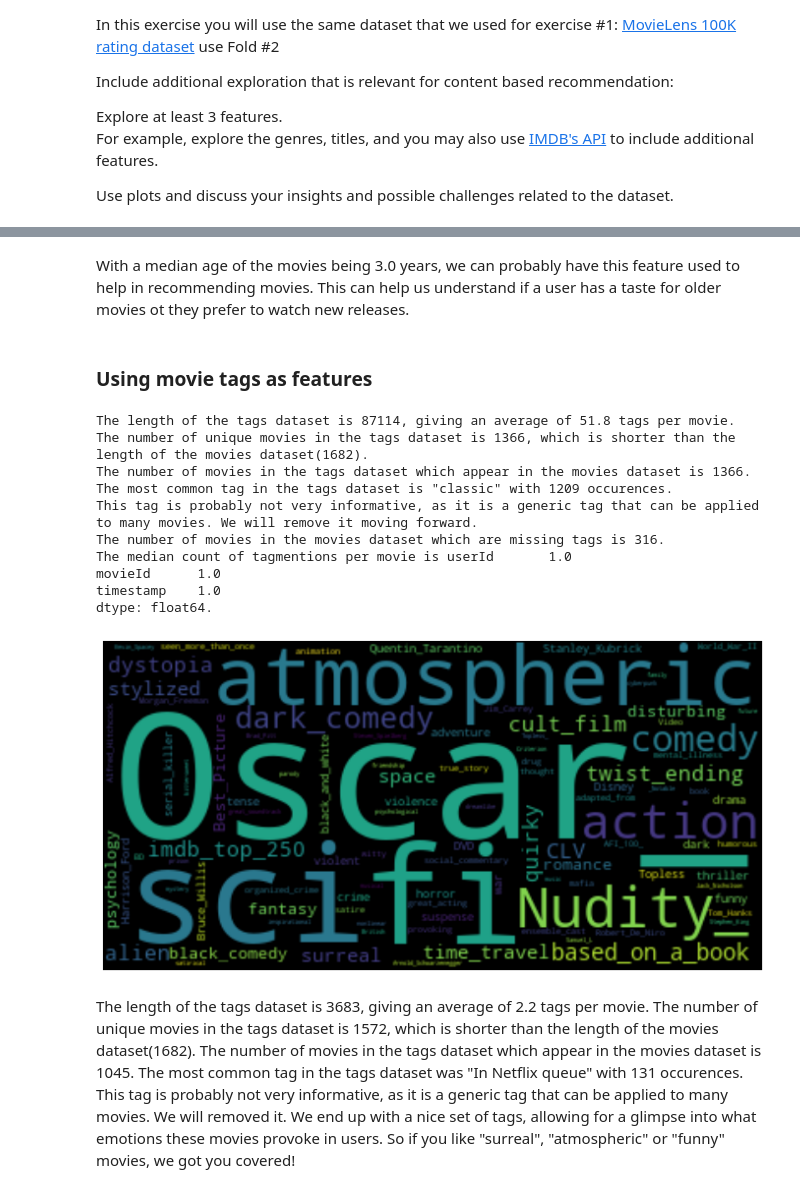
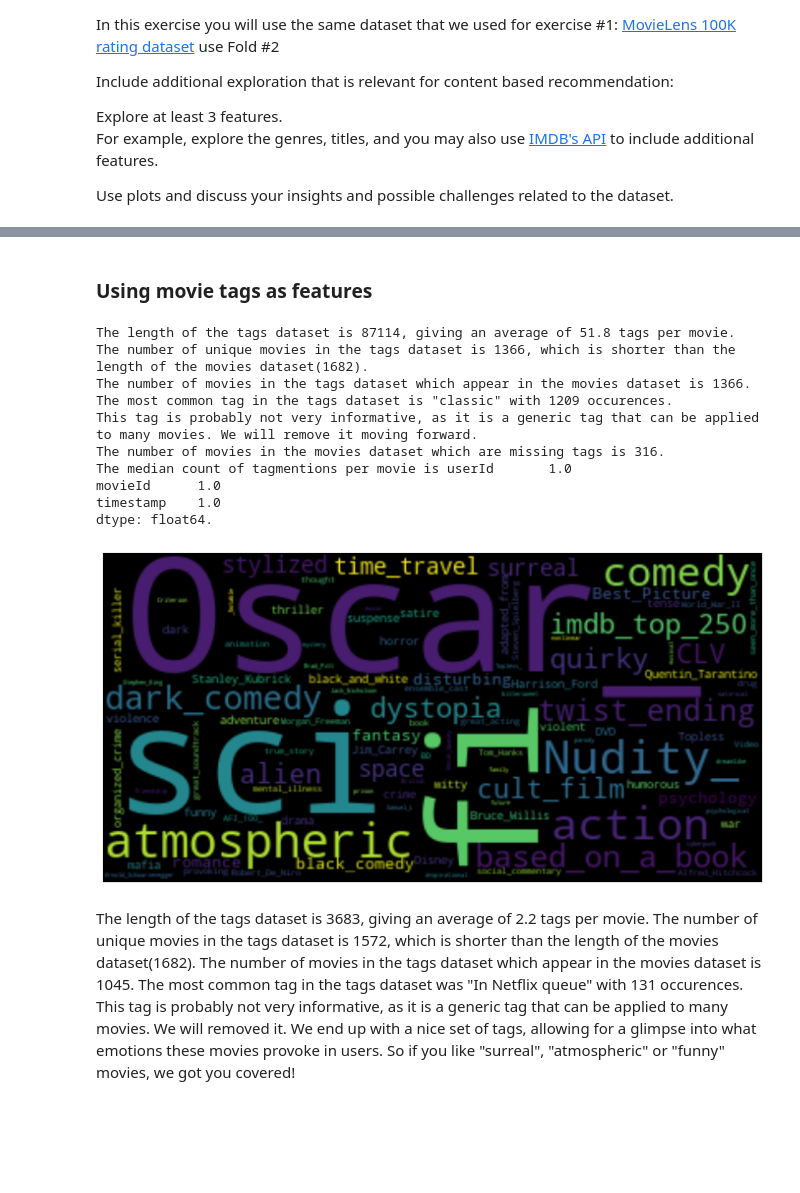
Before and after one commit to tsalex1992/Recommendation-Systems, a Jupyter notebook: HW2/Assignment2.ipynb, the cells around one changed output, grey strips where cells are left out. Drawn from its saved outputs; the diff is of its cells as text; code cells hidden in the pictures; blank space fills up the shorter version.

```diff
--- a/HW2/Assignment2.ipynb
+++ b/HW2/Assignment2.ipynb
@@ -109,7 +120,8 @@ For example, explore the genres, titles, and you may also use [IMDB's API](https
 
 Use plots and discuss your insights and possible challenges related to the dataset.
 # %%
-data_dir= '..\HW1\ml-100k\\'
+# data_dir= '..\HW1\ml-100k\\'
+data_dir= 'ml-100k\\'
 cols_data = ['user_id','item_id','rating','timestamp']
 cols_user = ['user_id','age','gender','occupation','zip code']
 cols_item = ['movie id','movie_title','release_date','video_release_date','IMDb_URL','unknown','Action','Adventure','Animation',
@@ -119,4 +131,4 @@ df_users = pd.read_csv(data_dir + 'u.user',delimiter='|', header=None,names=cols
 df_items = pd.read_csv(data_dir + 'u.item',delimiter='|', header=None,names=cols_item,encoding="ISO-8859-1")
 df_ratings = pd.read_csv(data_dir + 'u.data',delimiter='\t', header=None,names=cols_data)
 ratings = df_ratings.pivot(index = 'user_id', columns ='item_id', values = 'rating').fillna(0)
-df_actors= pd.read_csv('actorfilms.csv')
+# df_actors= pd.read_csv('actorfilms.csv')
@@ -126,16 +134,0 @@ We have the release date from which we can calculate the age of the movie as per
-# %%
-#  detail movies by year of release
-df_items['release_date'].fillna('0000', inplace=True)
-df_items['ReleaseYear'] = df_items['release_date'].str[-4:].astype(int)
-# get max year
-max_year = df_items['ReleaseYear'].max()
-df_items['MovieAge'] = max_year - df_items['ReleaseYear'].astype(int)
-# plot average movie rating histogram
-plt.figure(figsize=(10,5))
-sns.distplot(df_items[df_items['MovieAge']< 100]['MovieAge'],kde=True, bins=50)
-plt.title(f'Movie age as per {max_year}')
-plt.xlabel('Movie age in years')
-plt.show()
-# find median movie age
-median_age = df_items['MovieAge'].median()
-print(f'Median age of the movies is {median_age} years')
@@ -145,12 +135,11 @@ Median age of the movies is 3.0 years
-# %% [markdown]
-With a median age of the movies being 3.0 years, we can probably have this feature used to help in recommending movies.
-This can help us understand if a user has a taste for older movies ot they prefer to watch new releases.
 # %% [markdown]
 ### Using movie tags as features
 # %%
 # the movie lens DB also has a tags dataset
-df_tag= pd.read_csv('tag.csv')
-df_tags=pd.read_csv('tags.csv')
+# df_tag= pd.read_csv('tag.csv')
+df_tag=pd.read_csv('https://datasetsalexml.file.core.windows.net/recommender-systems/HW2/tag.csv?sp=r&st=2022-12-25T17:15:29Z&se=2023-02-26T17:15:00Z&spr=https&sv=2021-06-08&sig=JBAmUimVtTmkuXZNOXpc190WSzXY36XB1KaFgsl6tcw%3D&sr=f')
+# df_tags=pd.read_csv('tags.csv')
+df_tags=pd.read_csv('https://datasetsalexml.file.core.windows.net/recommender-systems/HW2/tags.csv?sp=r&st=2022-12-25T17:14:49Z&se=2023-02-26T17:14:00Z&spr=https&sv=2021-06-08&sig=bbktlCM9XDUf3c3ak9TmYHw13D2f09eQt9yitiLka1s%3D&sr=f')
 # append df_tag to df_tags
 df_tags = df_tags.append(df_tag)
 #  drop duplicates and reset index
@@ -162,34 +151,34 @@ print(f'The length of the tags dataset is {len(df_tags)}, giving an average of {
 print(f'The number of unique movies in the tags dataset is {len(df_tags.movieId.unique())}, which is shorter than the length of the movies dataset({len(df_items)}).')
 print(f'The number of movies in the tags dataset which appear in the movies dataset is {len(df_tags[df_tags.movieId.isin(df_items["movie id"])].value_counts("movieId"))}.')
 print(f'The most common tag in the tags dataset is "{df_tags.tag.value_counts().index[0]}" with {df_tags.tag.value_counts()[0]} occurences.')
 print('This tag is probably not very informative, as it is a generic tag that can be applied to many movies. We will remove it moving forward.')
 # get the number of movies in df_items which are missing tags
 print(f'The number of movies in the movies dataset which are missing tags is {len(df_items[~df_items["movie id"].isin(df_tags.movieId.unique())])}.')
 # remove the most common tag
 df_tags = df_tags[df_tags.tag != df_tags.tag.value_counts().index[0]]
 print(f'The median count of tagmentions per movie is {df_tags.groupby("tag").count().median()}.')
 # wordcloud of the movie tags can help us visualize the most popular tags
 text = " ".join(tag.replace(" ", "_") for tag in df_tags.tag if type(tag) == str)
 stopwords = set(STOPWORDS)
 # Create and generate a word cloud image:
 wordcloud = WordCloud(collocations=False, max_words=100).generate(text)
 plt.figure(figsize=(12,10))
 plt.imshow(wordcloud, interpolation='bilinear')
 plt.axis("off")
 plt.show()
 # df_tags.groupby("tag").count()['movieId'].sort_values(ascending=False).head(10)
 # %% [output]
 The length of the tags dataset is 87114, giving an average of 51.8 tags per movie.
 The number of unique movies in the tags dataset is 1366, which is shorter than the length of the movies dataset(1682).
 The number of movies in the tags dataset which appear in the movies dataset is 1366.
 The most common tag in the tags dataset is "classic" with 1209 occurences.
 This tag is probably not very informative, as it is a generic tag that can be applied to many movies. We will remove it moving forward.
 The number of movies in the movies dataset which are missing tags is 316.
 The median count of tagmentions per movie is userId       1.0
 movieId      1.0
 timestamp    1.0
 dtype: float64.
-[figure, old version]
+[figure, new version]
 # %% [markdown]
 The length of the tags dataset is 3683, giving an average of 2.2 tags per movie.</br>
 The number of unique movies in the tags dataset is 1572, which is shorter than the length of the movies dataset(1682).</br>
```
Also changed, not shown: parts of 27 cells of this notebook.
